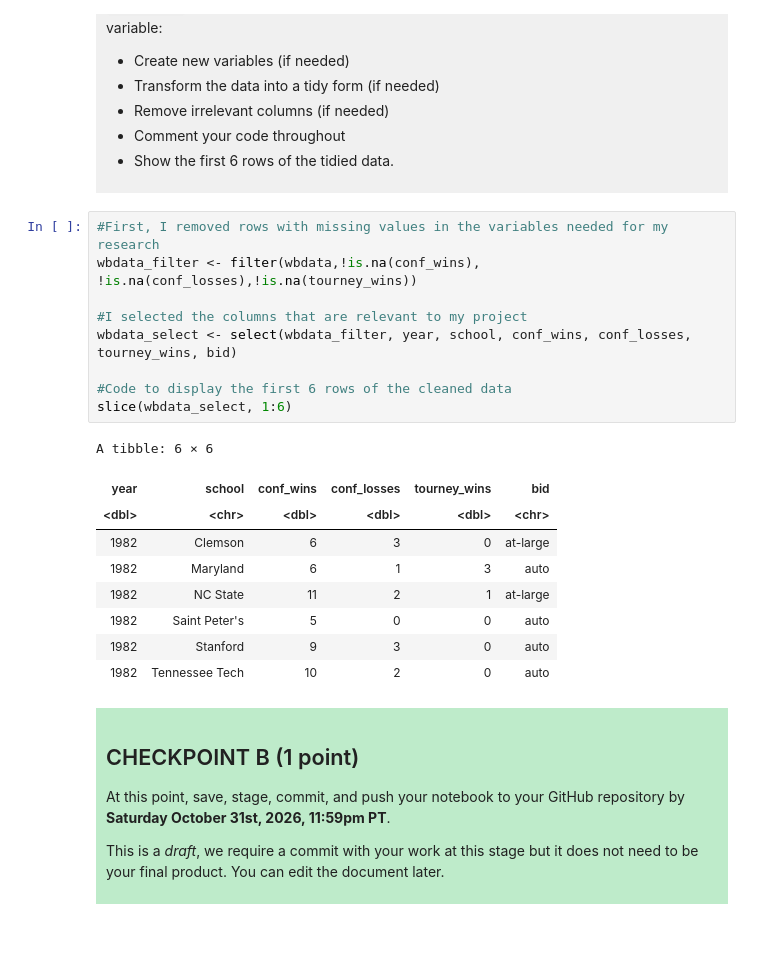
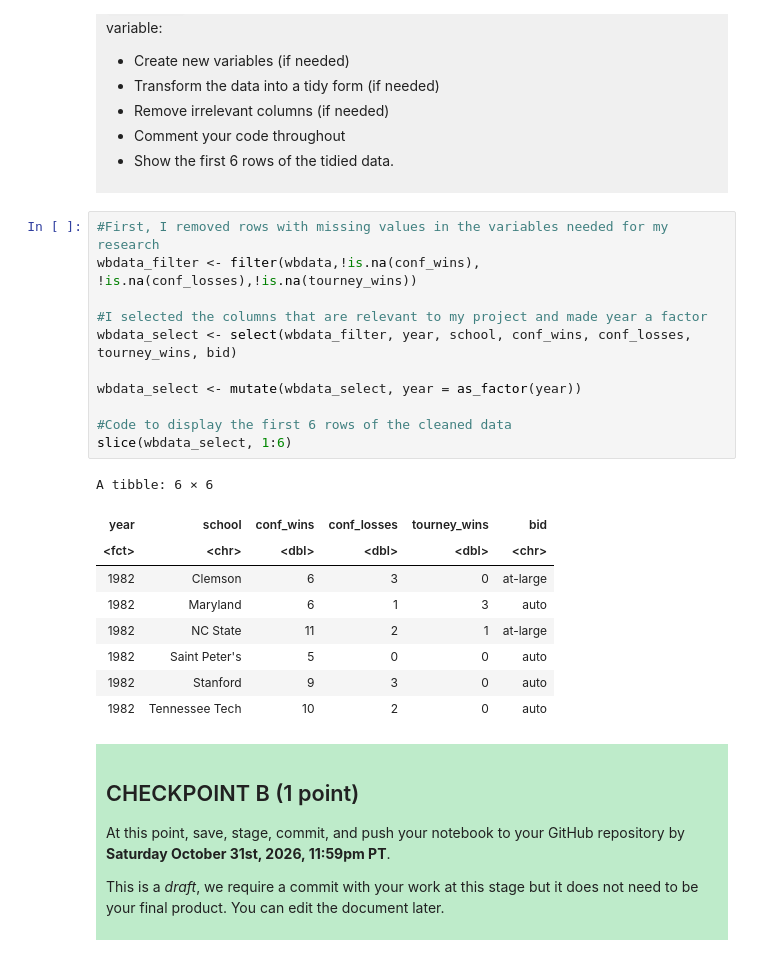
Before and after one commit to RoRioja01/dsci-100-project-rodrigo-rioja-buenfil, a Jupyter notebook: dsci-100-project-notebook.ipynb, the cells around one changed output. Saved outputs shown, nothing was run; the diff lists cells and outputs as text.

```diff
--- a/dsci-100-project-notebook.ipynb
+++ b/dsci-100-project-notebook.ipynb
@@ -216,16 +216,18 @@ Produce a tidy data set that could be used to answer your research question usin
 # %%
 #First, I removed rows with missing values in the variables needed for my research
 wbdata_filter <- filter(wbdata,!is.na(conf_wins), !is.na(conf_losses),!is.na(tourney_wins))
 
-#I selected the columns that are relevant to my project
+#I selected the columns that are relevant to my project and made year a factor
 wbdata_select <- select(wbdata_filter, year, school, conf_wins, conf_losses, tourney_wins, bid)
+
+wbdata_select <- mutate(wbdata_select, year = as_factor(year))
 
 #Code to display the first 6 rows of the cleaned data
 slice(wbdata_select, 1:6)
 # %% [output]
 A tibble: 6 × 6
 | year | school | conf_wins | conf_losses | tourney_wins | bid |
-| <dbl> | <chr> | <dbl> | <dbl> | <dbl> | <chr> |
+| <fct> | <chr> | <dbl> | <dbl> | <dbl> | <chr> |
 | 1982 | Clemson | 6 | 3 | 0 | at-large |
 | 1982 | Maryland | 6 | 1 | 3 | auto |
 | 1982 | NC State | 11 | 2 | 1 | at-large |
```
Also changed, not shown: parts of 11 cells of this notebook.
